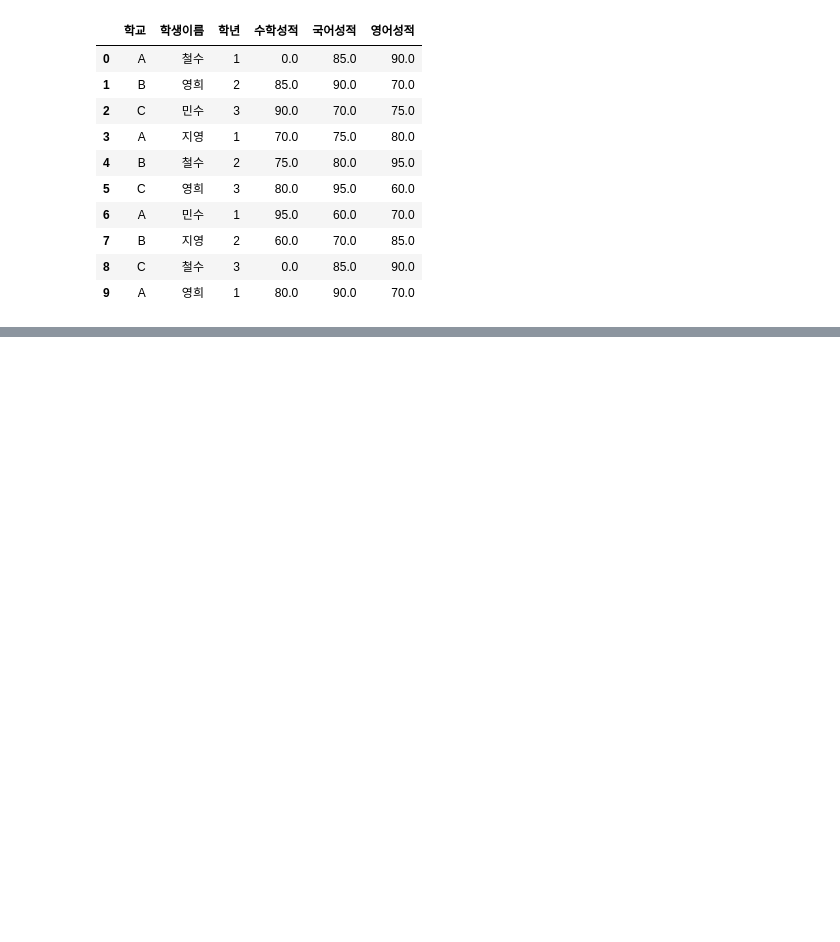
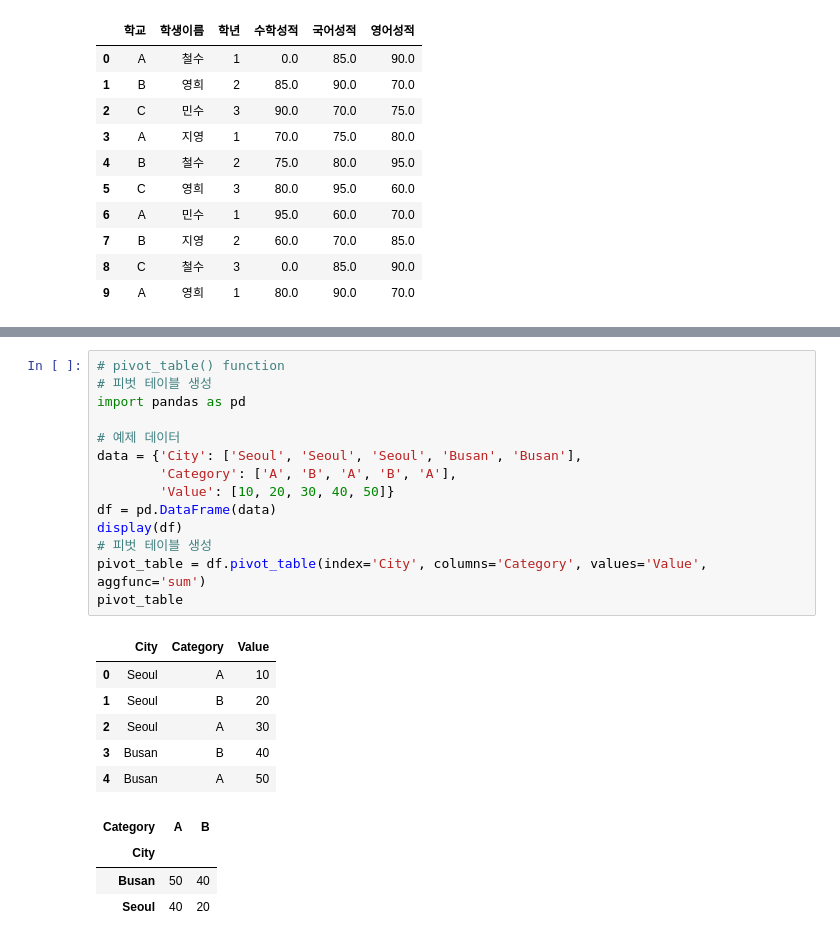
Before and after one commit to hundong2/machine_learning, a Jupyter notebook: pandas/pandas_series.ipynb, the cells around one changed output, grey strips where cells are left out. Cells and saved outputs as stored; diff of their text form; blank space fills up the shorter version.

```diff
--- a/pandas/pandas_series.ipynb
+++ b/pandas/pandas_series.ipynb
@@ -1976,0 +2085,25 @@ df.head(10)
+# %%
+# pivot_table() function
+# 피벗 테이블 생성
+import pandas as pd
+
+# 예제 데이터
+data = {'City': ['Seoul', 'Seoul', 'Seoul', 'Busan', 'Busan'],
+        'Category': ['A', 'B', 'A', 'B', 'A'],
+        'Value': [10, 20, 30, 40, 50]}
+df = pd.DataFrame(data)
+display(df)
+# 피벗 테이블 생성
+pivot_table = df.pivot_table(index='City', columns='Category', values='Value', aggfunc='sum')
+pivot_table
+# %% [output]
+|  | City | Category | Value |
+| 0 | Seoul | A | 10 |
+| 1 | Seoul | B | 20 |
+| 2 | Seoul | A | 30 |
+| 3 | Busan | B | 40 |
+| 4 | Busan | A | 50 |
+| Category | A | B |
+| City |  |  |
+| Busan | 50 | 40 |
+| Seoul | 40 | 20 |
```
Also changed, not shown: parts of 8 cells of this notebook, 4 other files.
